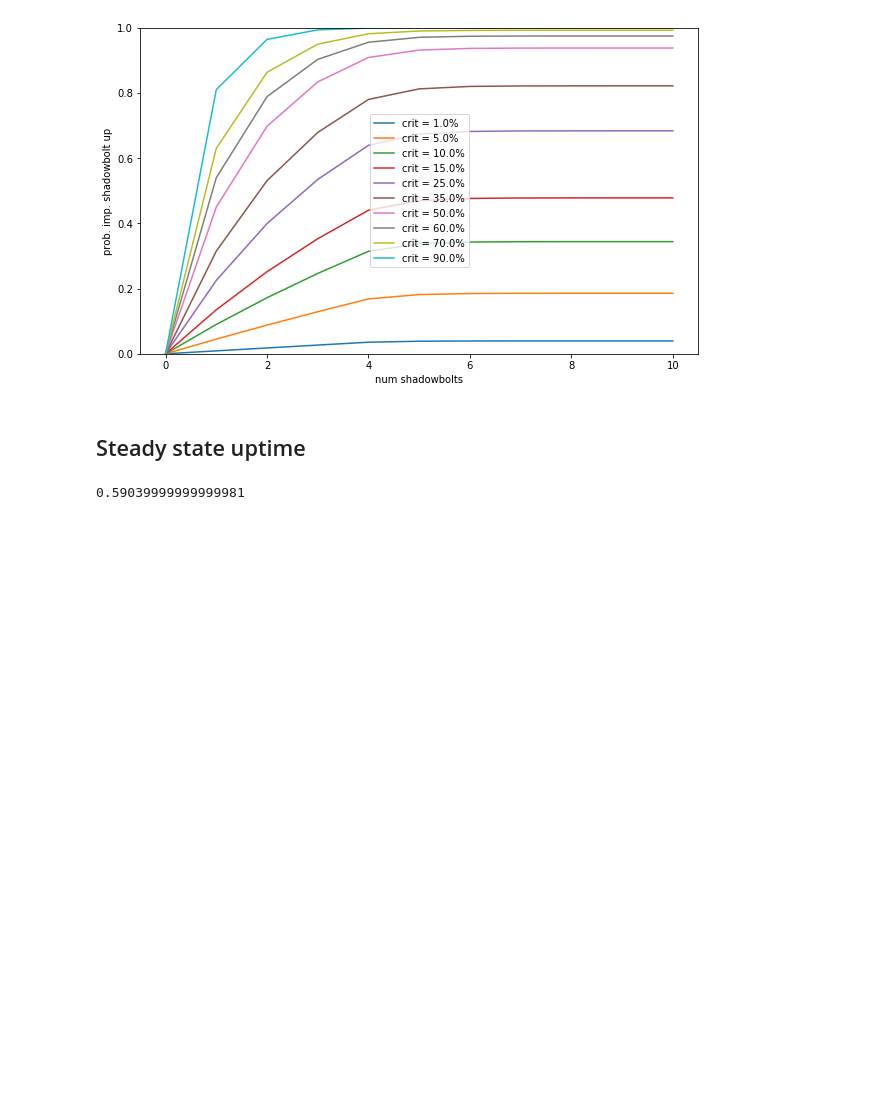
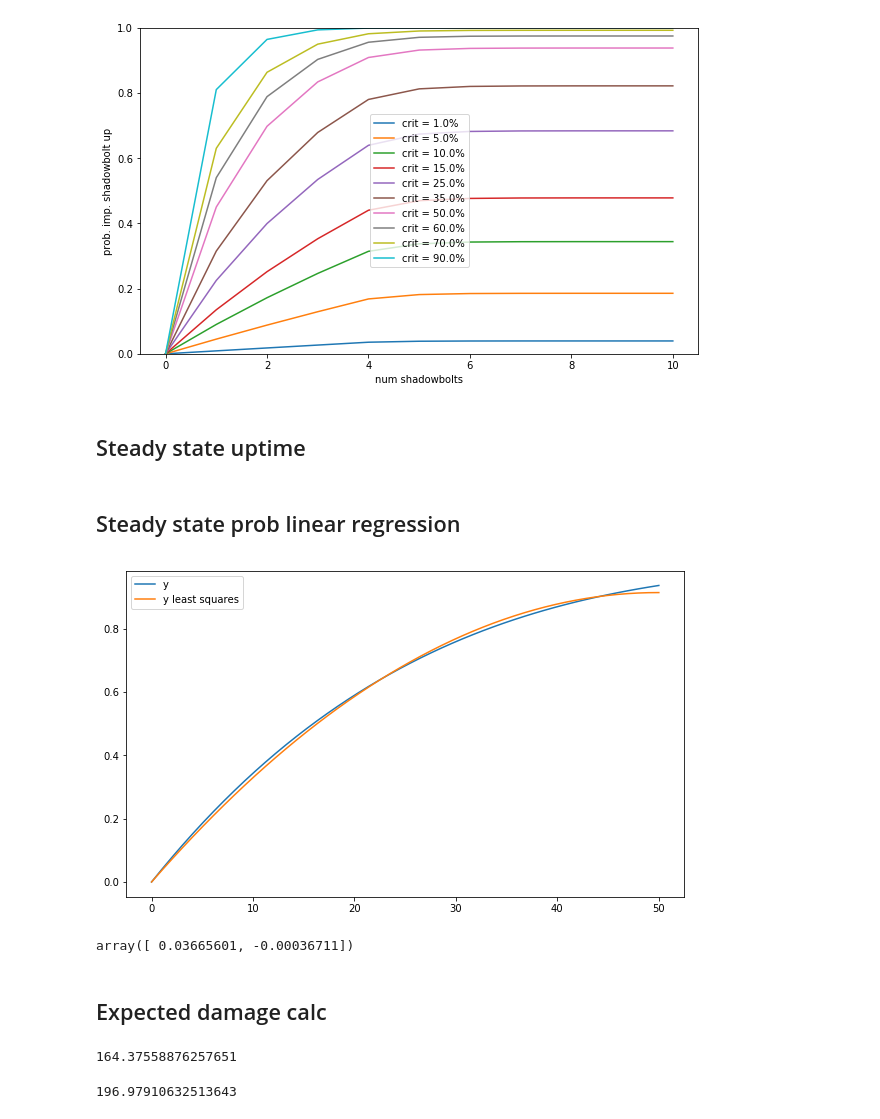
Before and after one commit to anlif/classic_warlock_quickmaths, a Jupyter notebook: improved_shadowbolt_uptime_analysis.ipynb, the cells around one changed output. Saved outputs shown, nothing was run; the diff lists cells and outputs as text; code cells hidden in the pictures; blank space fills up the shorter version.

Commit message:
added steady state prob lin reg and expected shadowbolt damage calc

```diff
--- a/improved_shadowbolt_uptime_analysis.ipynb
+++ b/improved_shadowbolt_uptime_analysis.ipynb
@@ -62,7 +62,27 @@ def get_steady_state_prob(pc):
     while np.linalg.norm(Z - Z.dot(Z)) > 10**(-10):
         Z = Z.dot(Z)
     return 1-Z[0,0]
-# %%
-get_steady_state_prob(0.2)
-# %% [output]
-0.59039999999999981
+# %% [markdown]
+## Steady state prob linear regression
+# %%
+import numpy.linalg
+X = np.linspace(0,50)
+y = np.array(map(get_steady_state_prob, np.linspace(0,0.5)))
+# %%
+X_sq = np.vstack((X, X*X)).T
+coeff = np.linalg.lstsq(X_sq, y)[0]
+y_fit = X_sq.dot(coeff)
+# %%
+plt.figure(figsize=(10,6))
+plt.plot(X, y, label='y')
+plt.plot(X, y_fit, label='y least squares')
+plt.legend()
+plt.show()
+# %% [output]
+[figure, added]
+# %%
+coeff
+# %% [output]
+array([ 0.03665601, -0.00036711])
+# %% [markdown]
+## Expected damage calc
@@ -68,0 +112,8 @@ get_steady_state_prob(0.2)
+# %%
+calc_expected_dmg(max_crit_gear)
+# %% [output]
+164.37558876257651
+# %%
+calc_expected_dmg(max_shadow_gear)
+# %% [output]
+196.97910632513643
```
Also changed, not shown: parts of 1 cell of this notebook.
